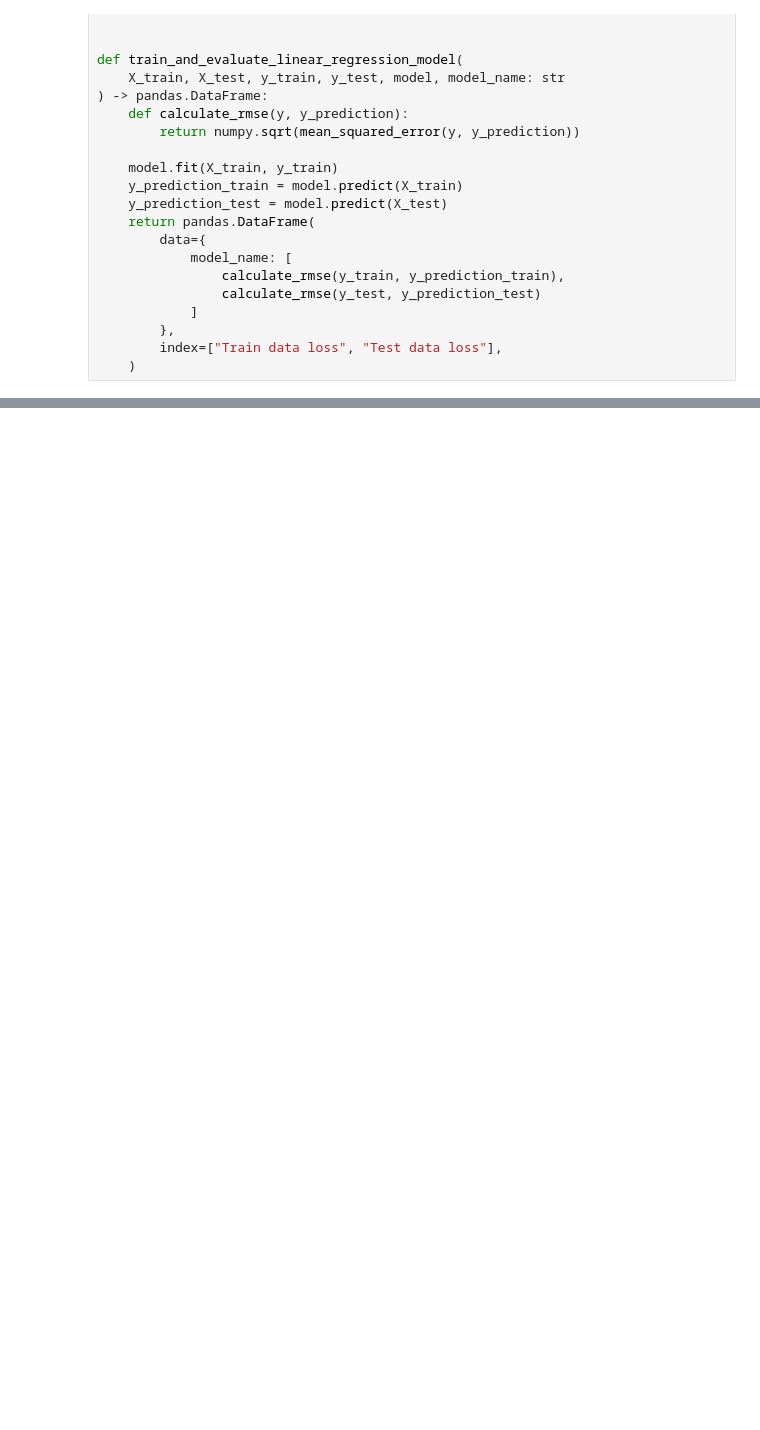
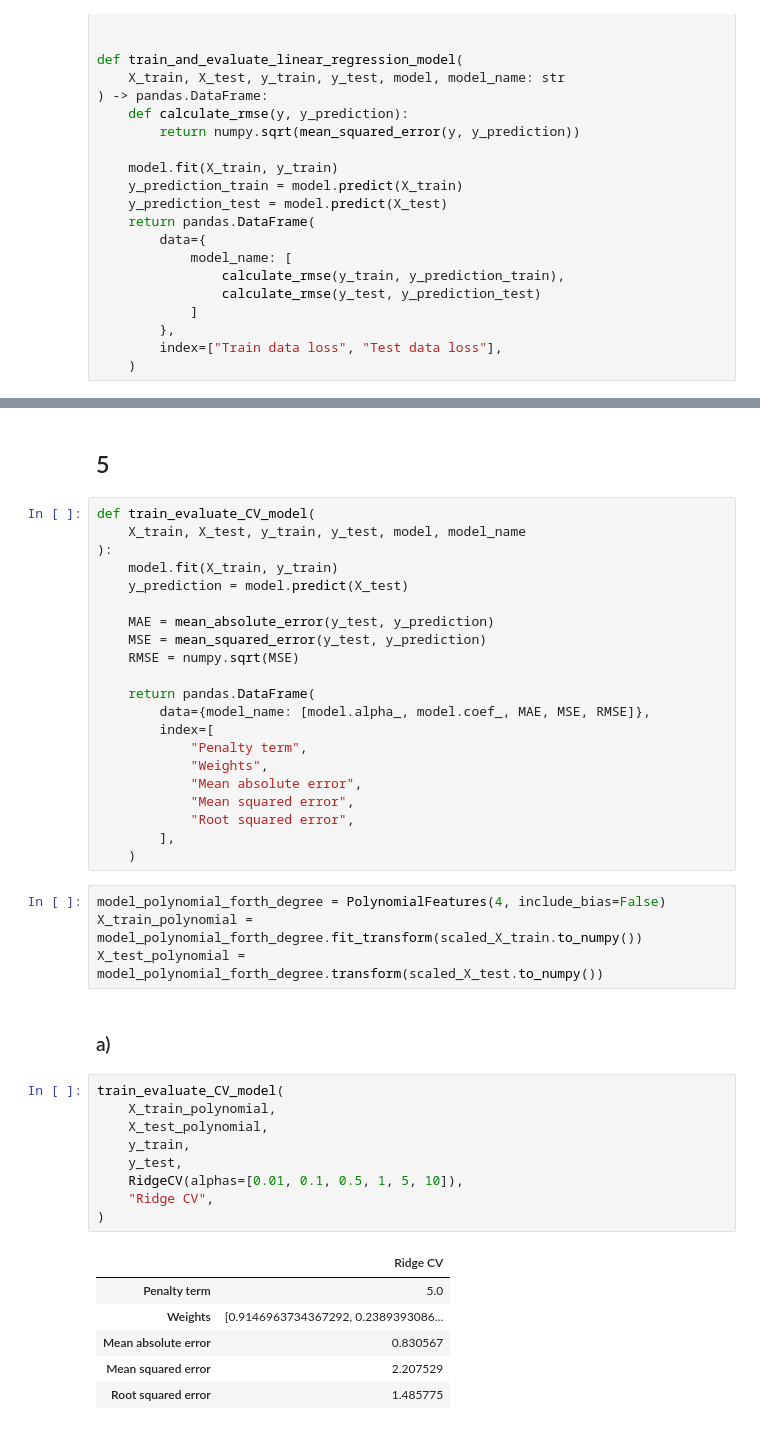
Before and after one commit to felix-tjernberg/machine-learning, a Jupyter notebook: exercises/exercise-3.ipynb, the cells around one changed output, grey strips where cells are left out. Saved outputs shown, nothing was run; the diff lists cells and outputs as text; blank space fills up the shorter version.

```diff
--- a/exercises/exercise-3.ipynb
+++ b/exercises/exercise-3.ipynb
@@ -221 +216,46 @@ seaborn.lineplot(data=polynomial_data_frames.T).set(title='RSME loss predicting
 [figure]
+# %% [markdown]
+## 5
+# %%
+def train_evaluate_CV_model(
+    X_train, X_test, y_train, y_test, model, model_name
+):
+    model.fit(X_train, y_train)
+    y_prediction = model.predict(X_test)
+
+    MAE = mean_absolute_error(y_test, y_prediction)
+    MSE = mean_squared_error(y_test, y_prediction)
+    RMSE = numpy.sqrt(MSE)
+
+    return pandas.DataFrame(
+        data={model_name: [model.alpha_, model.coef_, MAE, MSE, RMSE]},
+        index=[
+            "Penalty term",
+            "Weights",
+            "Mean absolute error",
+            "Mean squared error",
+            "Root squared error",
+        ],
+    )
+# %%
+model_polynomial_forth_degree = PolynomialFeatures(4, include_bias=False)
+X_train_polynomial = model_polynomial_forth_degree.fit_transform(scaled_X_train.to_numpy())
+X_test_polynomial = model_polynomial_forth_degree.transform(scaled_X_test.to_numpy())
+# %% [markdown]
+### a)
+# %%
+train_evaluate_CV_model(
+    X_train_polynomial,
+    X_test_polynomial,
+    y_train,
+    y_test,
+    RidgeCV(alphas=[0.01, 0.1, 0.5, 1, 5, 10]),
+    "Ridge CV",
+)
+# %% [output]
+|  | Ridge CV |
+| Penalty term | 5.0 |
+| Weights | [0.9146963734367292, 0.2389393086... |
+| Mean absolute error | 0.830567 |
+| Mean squared error | 2.207529 |
+| Root squared error | 1.485775 |
```
Also changed, not shown: parts of 6 cells of this notebook.
